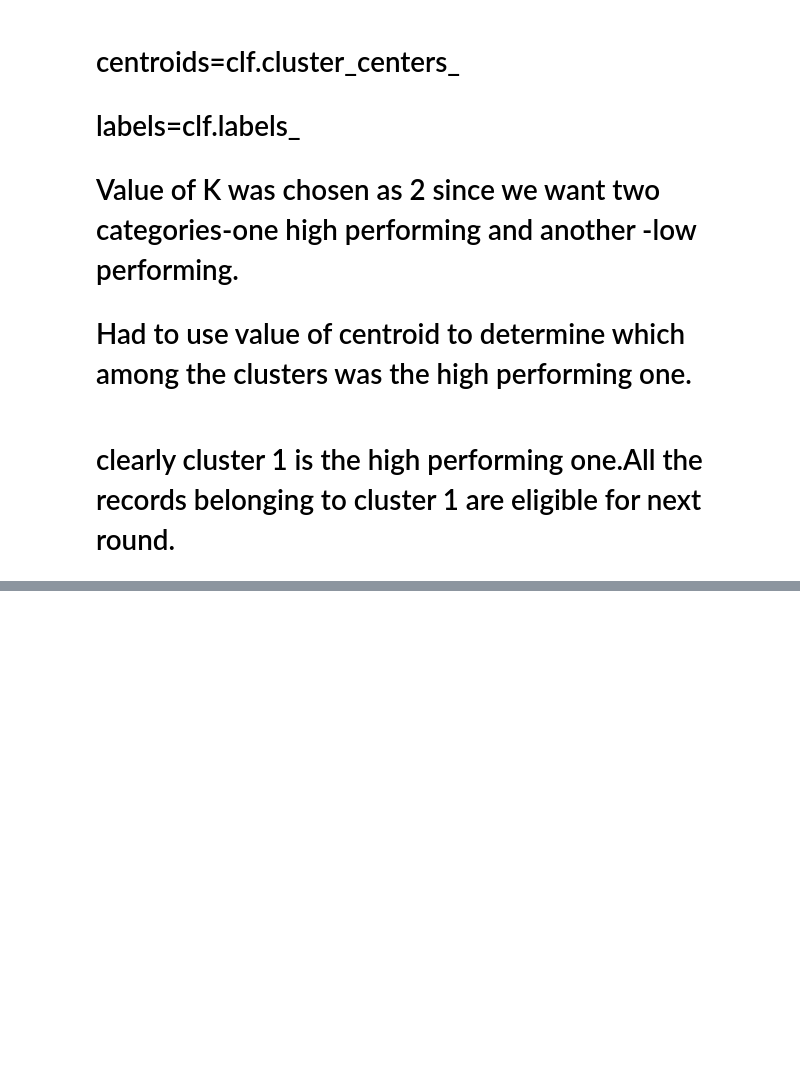
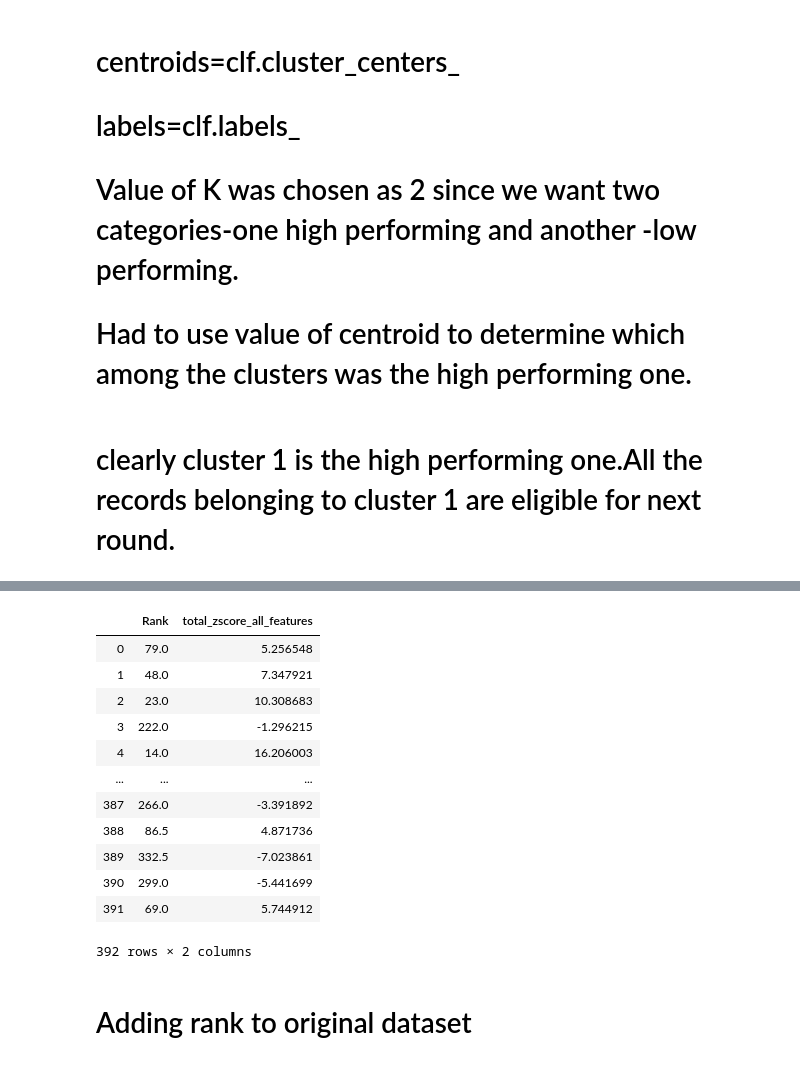
Before and after one commit to kjothisadhanand/foster-app, a Jupyter notebook: sample-data/Sadhanand/machine_learning_model_candidate_selection.ipynb, the cells around one changed output, grey strips where cells are left out. Cells and saved outputs as stored; diff of their text form; code cells hidden in the pictures; blank space fills up the shorter version.

```diff
--- a/sample-data/Sadhanand/machine_learning_model_candidate_selection.ipynb
+++ b/sample-data/Sadhanand/machine_learning_model_candidate_selection.ipynb
@@ -1496,0 +1635,13 @@ print(centroids)
+# %%
+zscore_subset_dataset=normalized_final_df.loc[0:,['City_binned_zscore', 'Python (out of 3)_zscore',
+       'R Programming (out of 3)_zscore', 'Deep Learning (out of 3)_zscore',
+       'PHP (out of 3)_zscore', 'MySQL (out of 3)_zscore',
+       'HTML (out of 3)_zscore', 'CSS (out of 3)_zscore',
+       'JavaScript (out of 3)_zscore', 'AJAX (out of 3)_zscore',
+       'Bootstrap (out of 3)_zscore', 'MongoDB (out of 3)_zscore',
+       'Node.js (out of 3)_zscore', 'ReactJS (out of 3)_zscore',
+       'relative_count_skills_zscore', 'Degree_code_zscore',
+       'Stream_code_zscore', 'working_years_zscore',
+       'performance_pg_percentage_zscore', 'performance_ug_percentage_zscore',
+       'performance_std10_percentage_zscore',
+       'performance_std12_percentage_zscore']]
@@ -1496,0 +1668,2 @@ print(centroids)
+# %%
+zscore_subset_dataset['total_zscore_all_features']=zscore_subset_dataset.sum(axis=1)
@@ -1496,0 +1675,18 @@ print(centroids)
+# %%
+s1 = zscore_subset_dataset["Rank"]
+s2 = zscore_subset_dataset['total_zscore_all_features']
+pd.concat([s1, s2], axis=1)
+# %% [output]
+|  | Rank | total_zscore_all_features |
+| 0 | 79.0 | 5.256548 |
+| 1 | 48.0 | 7.347921 |
+| 2 | 23.0 | 10.308683 |
+| 3 | 222.0 | -1.296215 |
+| 4 | 14.0 | 16.206003 |
+| ... | ... | ... |
+| 387 | 266.0 | -3.391892 |
+| 388 | 86.5 | 4.871736 |
+| 389 | 332.5 | -7.023861 |
+| 390 | 299.0 | -5.441699 |
+| 391 | 69.0 | 5.744912 |
+392 rows × 2 columns
@@ -1496,0 +1695,2 @@ print(centroids)
+# %% [markdown]
+# Adding rank to original dataset
```
Also changed, not shown: parts of 23 cells of this notebook, 1 other file.
